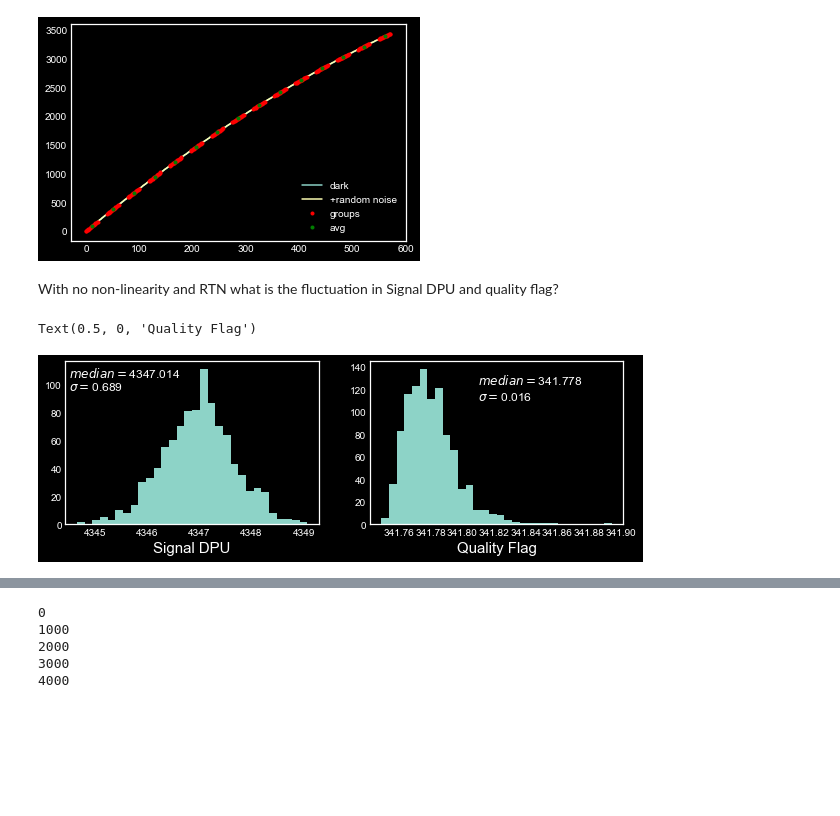
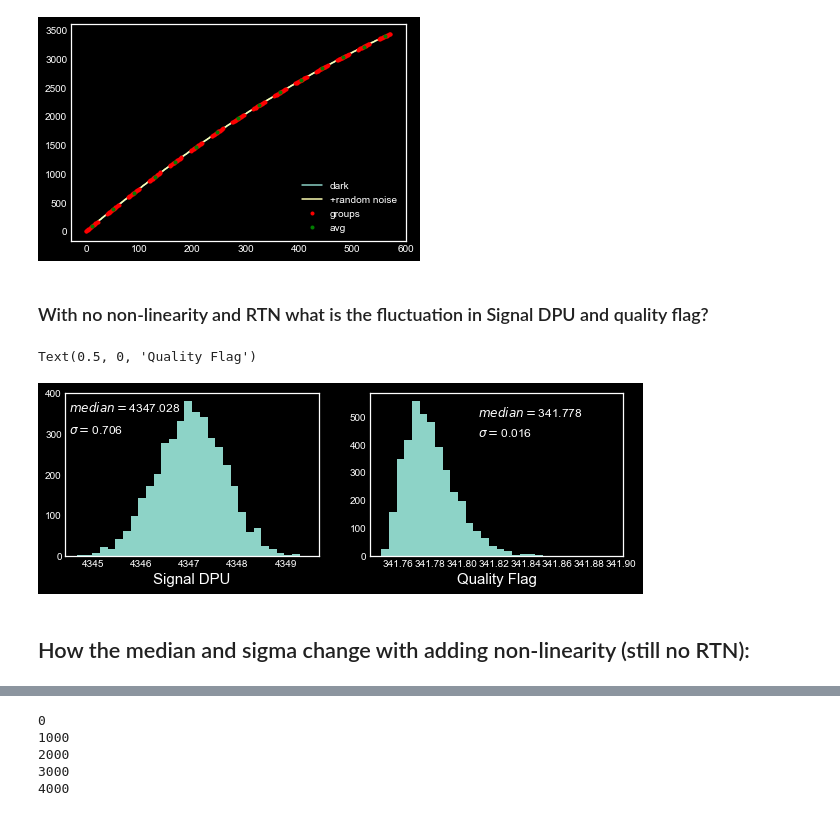
Before and after one commit to xoubish/nonlinearity_sim, a Jupyter notebook: nl_sim.ipynb, the cells around one changed output, grey strips where cells are left out. Saved outputs shown, nothing was run; the diff lists cells and outputs as text; code cells hidden in the pictures; blank space fills up the shorter version.

```diff
--- a/nl_sim.ipynb
+++ b/nl_sim.ipynb
@@ -186,25 +186,27 @@ MACCsimulator(darkcurrent=0.04, nonlin=-0.00005, readnoise =9.0, RTN_num=0, rtn_
 (464.9928289715442, 3446.93054595338)
 [figure]
 # %% [markdown]
-With no non-linearity and RTN what is the fluctuation in Signal DPU and quality flag?
+### With no non-linearity and RTN what is the fluctuation in Signal DPU and quality flag?
 # %%
 a=[]
-for i in range(1000):
+for i in range(4000):
     a.append(MACCsimulator(darkcurrent=0.04, nonlin=0, readnoise =9.0, RTN_num=0, rtn_nelements=2000, rtn_rate=0.2 , plot='no'))
 # %%
 plt.figure(figsize=(10,3))
 plt.subplot(1,2,1)
 h = plt.hist((np.transpose(a)[1]),bins=30)
-plt.text(4344.5,105,'$ median =$'+str(np.round(np.median(np.transpose(a)[1]),3)),fontsize=12)
-plt.text(4344.5,96,'$\sigma =$'+str(np.round(np.std(np.transpose(a)[1]),3)),fontsize=12)
+plt.text(4344.5,355,'$ median =$'+str(np.round(np.median(np.transpose(a)[1]),3)),fontsize=12)
+plt.text(4344.5,300,'$\sigma =$'+str(np.round(np.std(np.transpose(a)[1]),3)),fontsize=12)
 plt.xlabel('Signal DPU',size=15)
 
 plt.subplot(1,2,2)
 h = plt.hist((np.transpose(a)[0]),bins=30)
-plt.text(341.81,125,'$ median =$'+str(np.round(np.median(np.transpose(a)[0]),3)),fontsize=12)
-plt.text(341.81,110,'$\sigma =$'+str(np.round(np.std(np.transpose(a)[0]),3)),fontsize=12)
+plt.text(341.81,500,'$ median =$'+str(np.round(np.median(np.transpose(a)[0]),3)),fontsize=12)
+plt.text(341.81,430,'$\sigma =$'+str(np.round(np.std(np.transpose(a)[0]),3)),fontsize=12)
 
 plt.xlabel('Quality Flag',size=15)
 # %% [output]
 Text(0.5, 0, 'Quality Flag')
-[figure, old version]
+[figure, new version]
+# %% [markdown]
+## How the median and sigma change with adding non-linearity (still no RTN):
```
Also changed, not shown: parts of 9 cells of this notebook, 3 other files.
